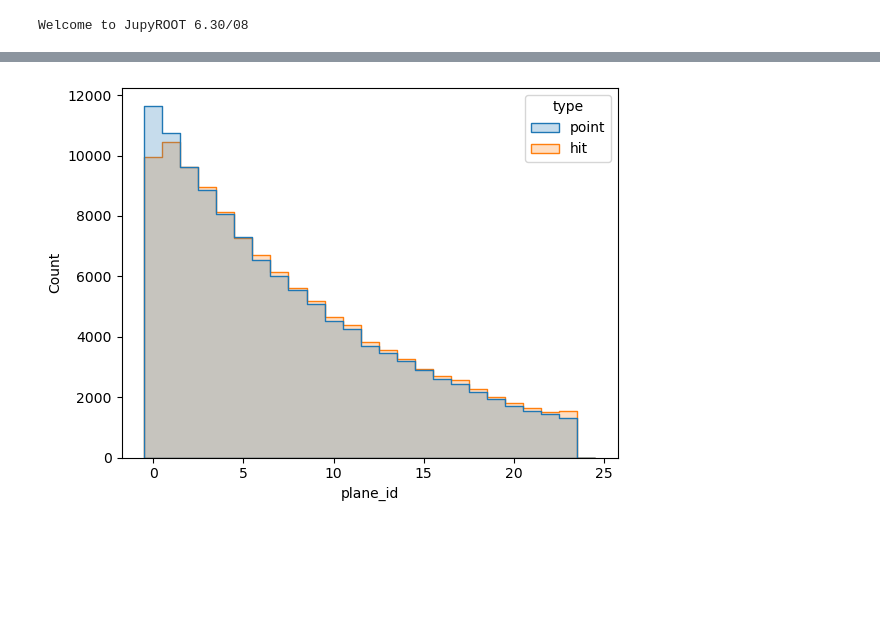
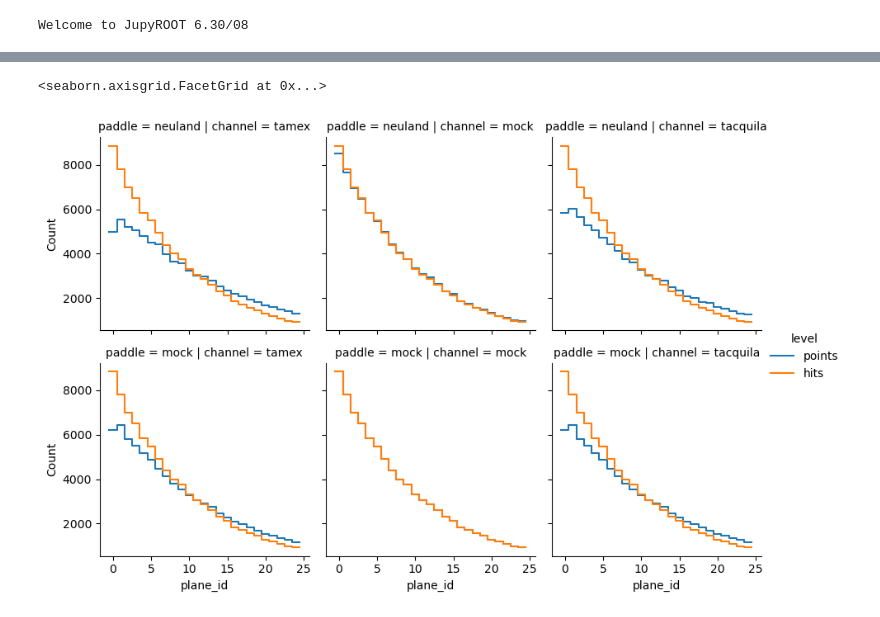
Before and after one commit to YanzhaoW/r3b_jupyter, a Jupyter notebook: others/ivana/first_hit_check.ipynb, the cells around one changed output, grey strips where cells are left out. Drawn from its saved outputs; the diff is of its cells as text; code cells hidden in the pictures; blank space fills up the shorter version.

Commit message:
compare with all channels and paddles

```diff
--- a/others/ivana/first_hit_check.ipynb
+++ b/others/ivana/first_hit_check.ipynb
@@ -17,14 +22,0 @@ point_data_arrays = ROOT.RDataFrame("evt", simu_file).AsNumpy(point_branches)
-# %%
-event_size = len(data[branches[0]])
-hit_times = np.zeros(event_size, dtype = 'float32')
-hit_plane_ids = np.zeros(event_size, dtype = 'int') # starts from 0
-hit_times[:] = np.nan
-hit_plane_ids[:] = -1
-
-event_index = 0
-for fTs, paddleNums in zip(hit_data_arrays[hit_branches[0]], hit_data_arrays[hit_branches[1]]):
-    if len(fTs) != 0:
-        fT_min, paddle_num = min(zip(fTs, paddleNums), key = lambda x: x[0])
-        hit_times[event_index] = fT_min
-        hit_plane_ids[event_index] = (paddle_num - 1) // 50
-    event_index += 1
@@ -31,4 +52,8 @@ for fTs, paddleNums in zip(hit_data_arrays[hit_branches[0]], hit_data_arrays[hit
 # %%
-data_frame_hits = pd.DataFrame({"plane_id": hit_plane_ids, "times": hit_times}).dropna()
-graph = sns.histplot(data = data_frame_hits, x = "plane_id", binwidth = 1, binrange = [-0.5, 24.5], element="step")
-graph.set_title("neulandHits")
+simu = create_data_frame(folder, simu_file_name, point_branches)
+neuland_tamex = create_data_frame(folder, neuland_tamex_file_name, hit_branches, "neuland", "tamex", simu)
+neuland_mock = create_data_frame(folder, neuland_mock_file_name, hit_branches, "neuland", "mock", simu)
+neuland_tacquila = create_data_frame(folder, neuland_tacquila_file_name, hit_branches, "neuland", "tacquila", simu)
+mock_tamex = create_data_frame(folder, mock_tamex_file_name, hit_branches, "mock", "tamex", simu)
+mock_mock = create_data_frame(folder, mock_mock_file_name, hit_branches, "mock", "mock", simu)
+mock_tacquila = create_data_frame(folder, mock_tacquila_file_name, hit_branches, "mock", "tacquila", simu)
@@ -60,7 +60,10 @@ Text(0.5, 1.0, 'neulandPoints')
 # %%
-data_frame_points["type"] = "point"
-data_frame_hits["type"] = "hit"
-plane_id_compare = pd.concat([data_frame_points, data_frame_hits])
-graph = sns.histplot(data = plane_id_compare, x = "plane_id", binwidth = 1, binrange = [-0.5, 24.5], element="step", hue = "type" )
+
+plane_id_compare = pd.concat([neuland_tamex, neuland_mock, neuland_tacquila, mock_tamex, mock_mock, mock_tacquila])
+
+graphs = sns.FacetGrid(plane_id_compare, col = "channel", row = "paddle", hue = "level")
+graphs.map_dataframe(sns.histplot, x = "plane_id", binwidth = 1, binrange = [-0.5, 24.5], element="step", fill = False)
+graphs.add_legend()
 # %% [output]
+<seaborn.axisgrid.FacetGrid at 0x...>
-[figure, old version]
+[figure, new version]
```
Also changed, not shown: parts of 5 cells of this notebook.
